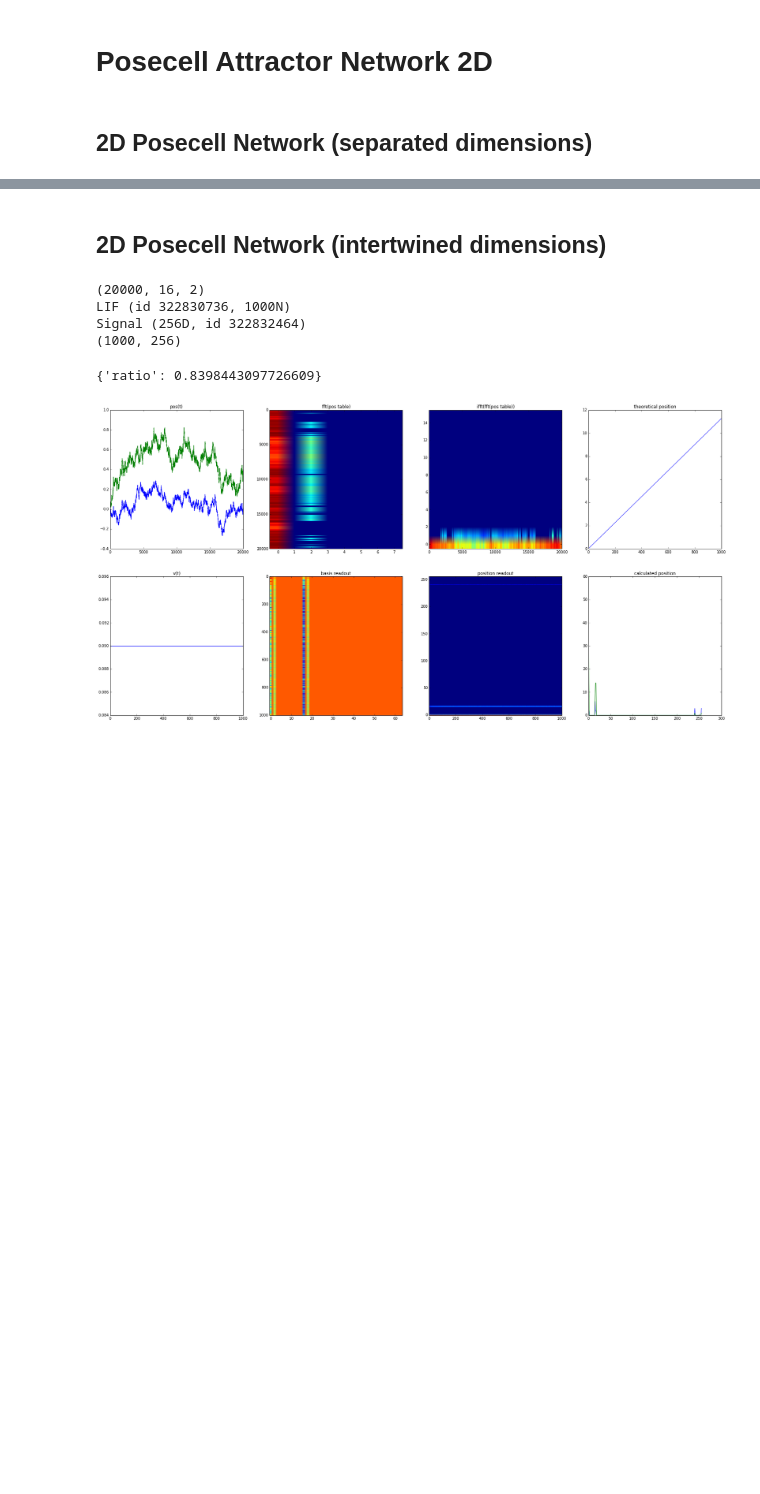
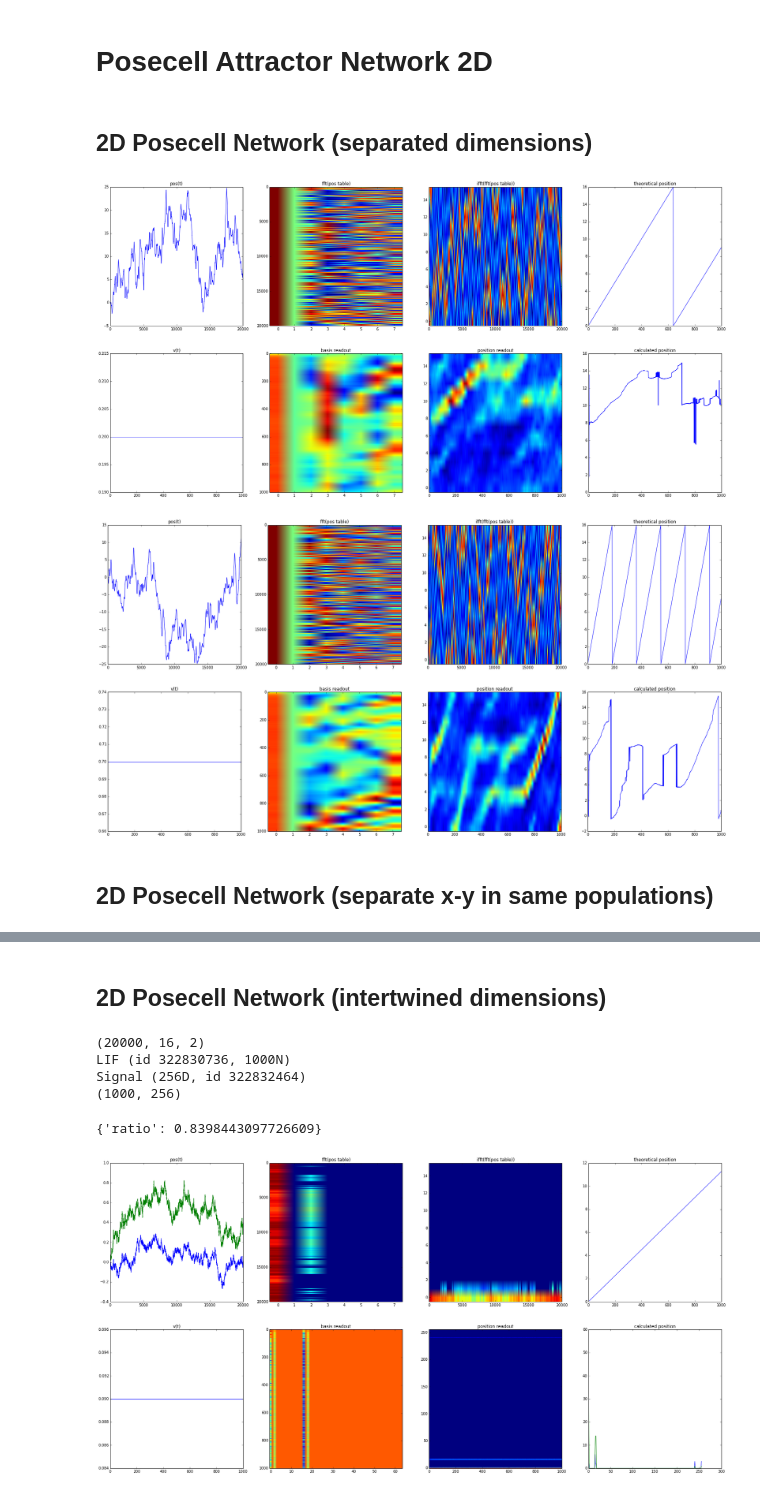
Before and after one commit to bjkomer/ipython-notebooks, a Jupyter notebook: Posecell_Attractor_Network_2D.ipynb, the cells around one changed output, grey strips where cells are left out. Drawn from its saved outputs; the diff is of its cells as text; code cells hidden in the pictures; blank space fills up the shorter version.

```diff
--- a/Posecell_Attractor_Network_2D.ipynb
+++ b/Posecell_Attractor_Network_2D.ipynb
@@ -600,3 +661,28 @@ class PosecellNetwork():
         plt.show()
 
 posecells = PosecellNetwork()
+# %%
+position_data1 = np.ones(clamp_steps) * 0.2
+position_data1 = np.cumsum(position_data1)
+
+position_data2 = np.ones(clamp_steps) * 0.4
+position_data2 = np.cumsum(position_data2)
+
+position_data1 = scipy.signal.lfilter(np.ones(64)/256.0, [1], position_data1)
+position_data2 = scipy.signal.lfilter(np.ones(64)/256.0, [1], position_data2)
+
+direction_data1 = np.ones(clamp_steps) * 0.2
+direction_data2 = np.ones(clamp_steps) * 0.7
+
+fill_pos = np.zeros( clamp_steps, dtype='bool' )
+
+injected_data = build_table( (position_data1,), fill_pos=fill_pos )
+
+posecells.test_model( [direction_data1, direction_data2 ], None, b_ratio=1 )
+posecells.plot_results_x()
+posecells.plot_results_y()
+# %% [output]
+[figure, added]
+[figure, added]
+# %% [markdown]
+## 2D Posecell Network (separate x-y in same populations)
```
Also changed, not shown: parts of 3 cells of this notebook.
